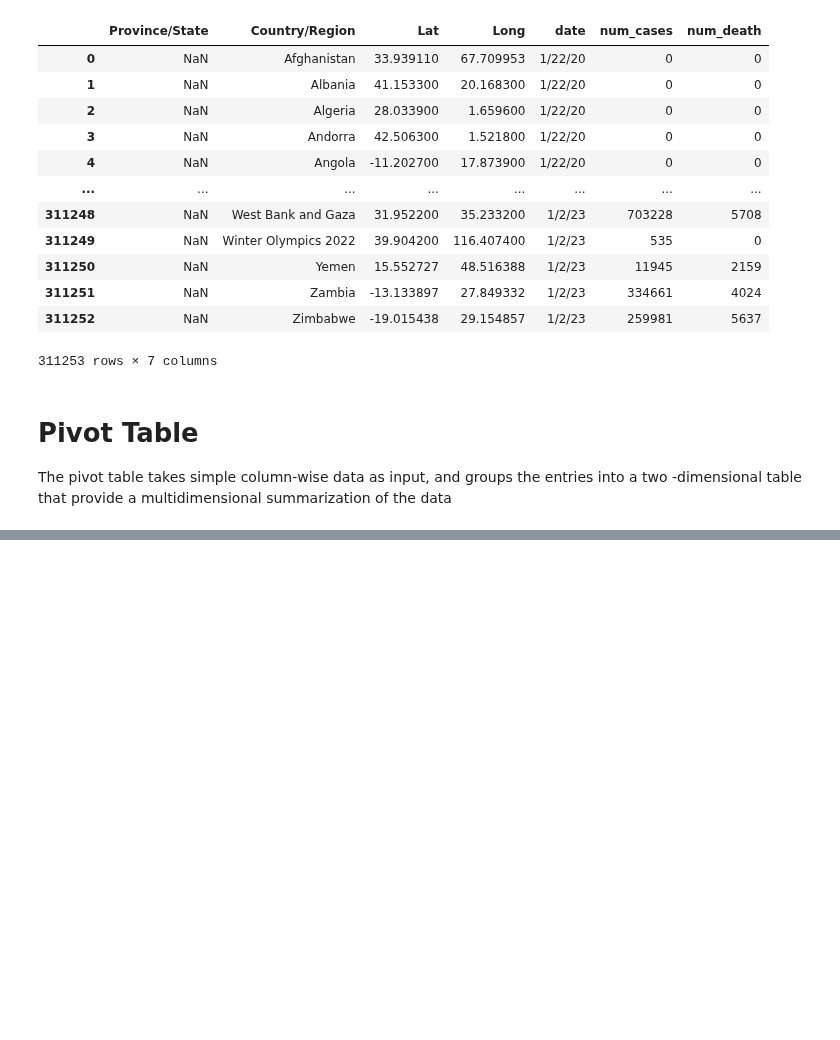
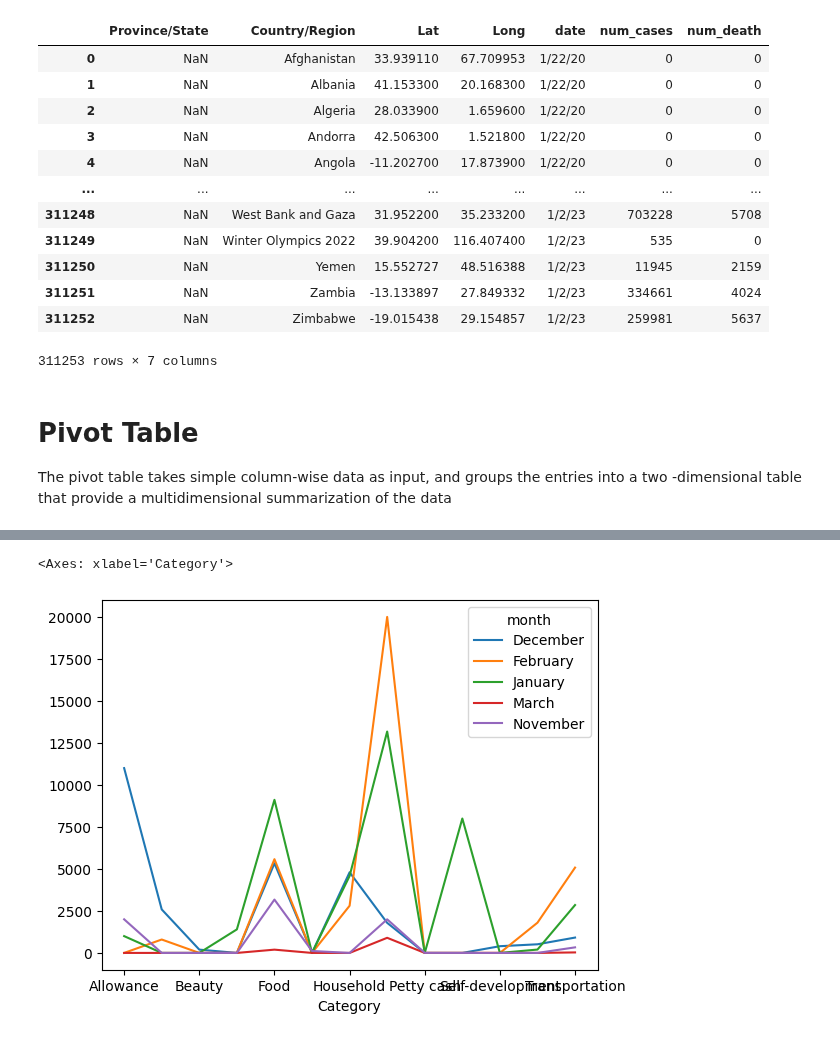
Before and after one commit to Saifullah785/Python_for_Data_Science, a Jupyter notebook: Pandas_For_Data_Science/Class_06_MultiIndex_Series_and_DataFrames.ipynb, the cells around one changed output, grey strips where cells are left out. Drawn from its saved outputs; the diff is of its cells as text; code cells hidden in the pictures; blank space fills up the shorter version.

Commit message:
cover the last topic, multi-index series, of pivot_table

```diff
--- a/Pandas_For_Data_Science/Class_06_MultiIndex_Series_and_DataFrames.ipynb
+++ b/Pandas_For_Data_Science/Class_06_MultiIndex_Series_and_DataFrames.ipynb
@@ -591,0 +667,5 @@ The pivot table takes simple column-wise data as input, and groups the entries i
+# %%
+# plotting graphs
+
+df = pd.read_csv('/content/expense_data.csv')
+df.head()
@@ -591,0 +719,2 @@ The pivot table takes simple column-wise data as input, and groups the entries i
+# %%
+df['Date'] = pd.to_datetime(df['Date'])
@@ -591,0 +742,2 @@ The pivot table takes simple column-wise data as input, and groups the entries i
+# %%
+df['month'] = df['Date'].dt.month_name()
@@ -591,0 +753,6 @@ The pivot table takes simple column-wise data as input, and groups the entries i
+# %%
+
+df.pivot_table(index='Category',columns='month',values='Amount',aggfunc='sum',fill_value=0).plot()
+# %% [output]
+<Axes: xlabel='Category'>
+[figure, added]
```
Also changed, not shown: parts of 16 cells of this notebook.
